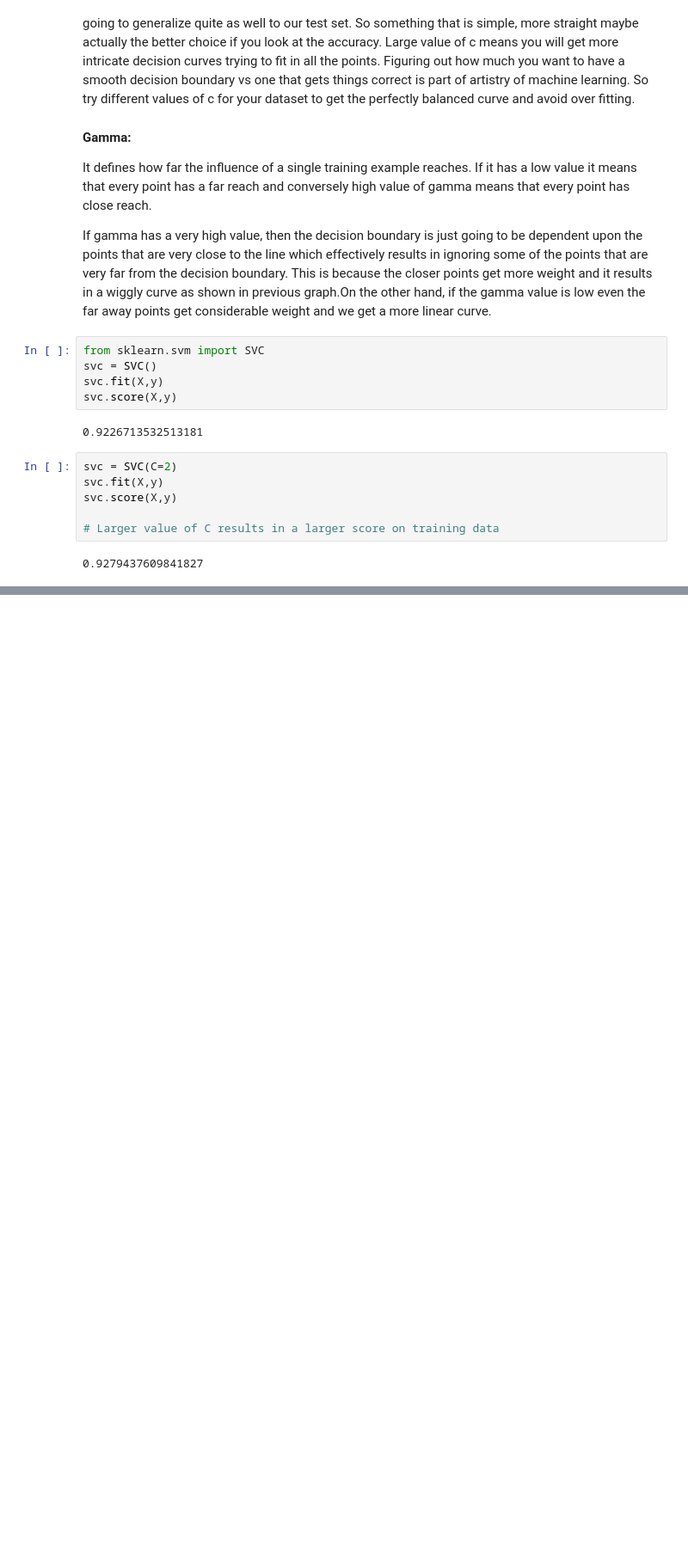
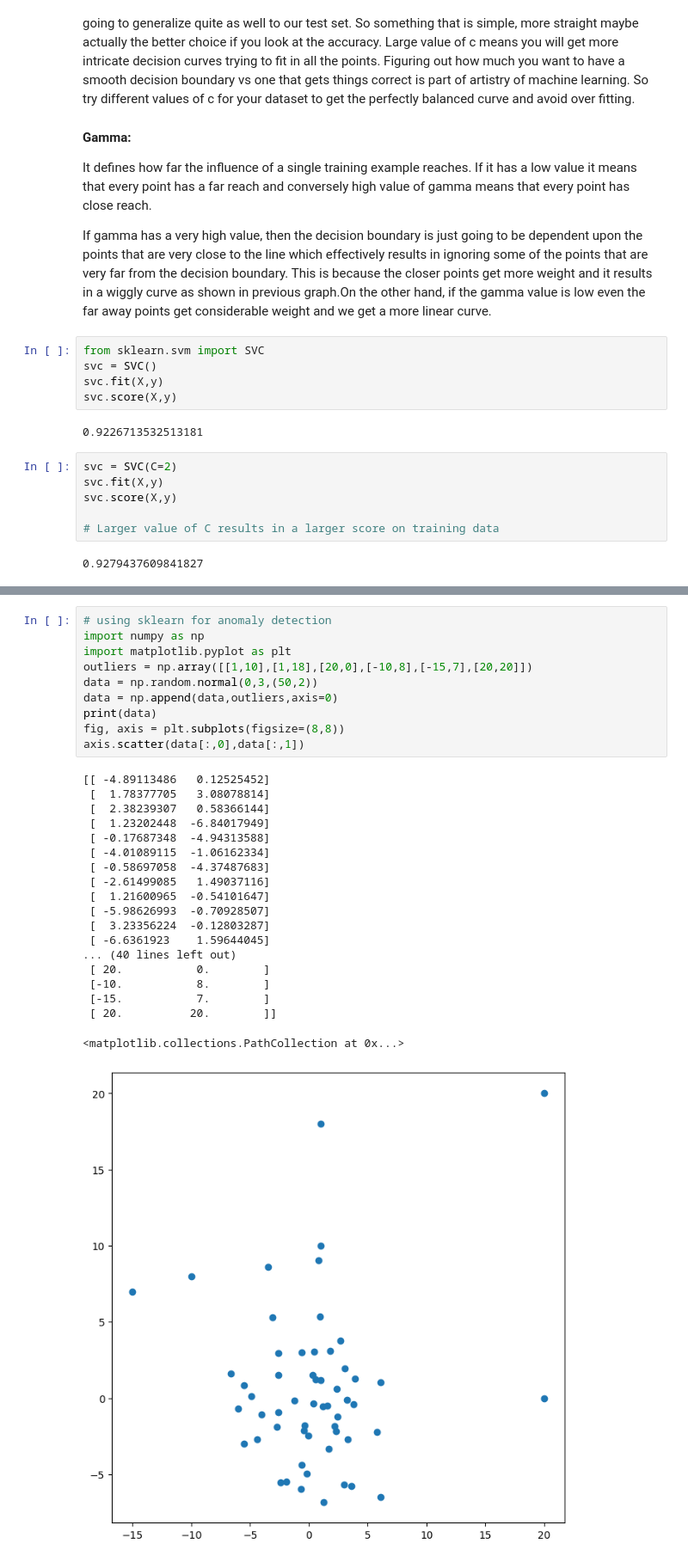
Before and after one commit to atoraby/scikit-learn, a Jupyter notebook: sklearn.ipynb, the cells around one changed output, grey strips where cells are left out. Shown at 86% size. Drawn from its saved outputs; the diff is of its cells as text; blank space fills up the shorter version.

Commit message:
Anomaly detection

```diff
--- a/sklearn.ipynb
+++ b/sklearn.ipynb
@@ -523,0 +547,30 @@ svc.score(X,y)
+# %%
+# using sklearn for anomaly detection
+import numpy as np
+import matplotlib.pyplot as plt
+outliers = np.array([[1,10],[1,18],[20,0],[-10,8],[-15,7],[20,20]])
+data = np.random.normal(0,3,(50,2))
+data = np.append(data,outliers,axis=0)
+print(data)
+fig, axis = plt.subplots(figsize=(8,8))
+axis.scatter(data[:,0],data[:,1])
+# %% [output]
+[[ -4.89113486   0.12525452]
+ [  1.78377705   3.08078814]
+ [  2.38239307   0.58366144]
+ [  1.23202448  -6.84017949]
+ [ -0.17687348  -4.94313588]
+ [ -4.01089115  -1.06162334]
+ [ -0.58697058  -4.37487683]
+ [ -2.61499085   1.49037116]
+ [  1.21600965  -0.54101647]
+ [ -5.98626993  -0.70928507]
+ [  3.23356224  -0.12803287]
+ [ -6.6361923    1.59644045]
+... (40 lines left out)
+ [ 20.           0.        ]
+ [-10.           8.        ]
+ [-15.           7.        ]
+ [ 20.          20.        ]]
+<matplotlib.collections.PathCollection at 0x...>
+[figure, added]
```
Also changed, not shown: parts of 7 cells of this notebook, 1 other file.
